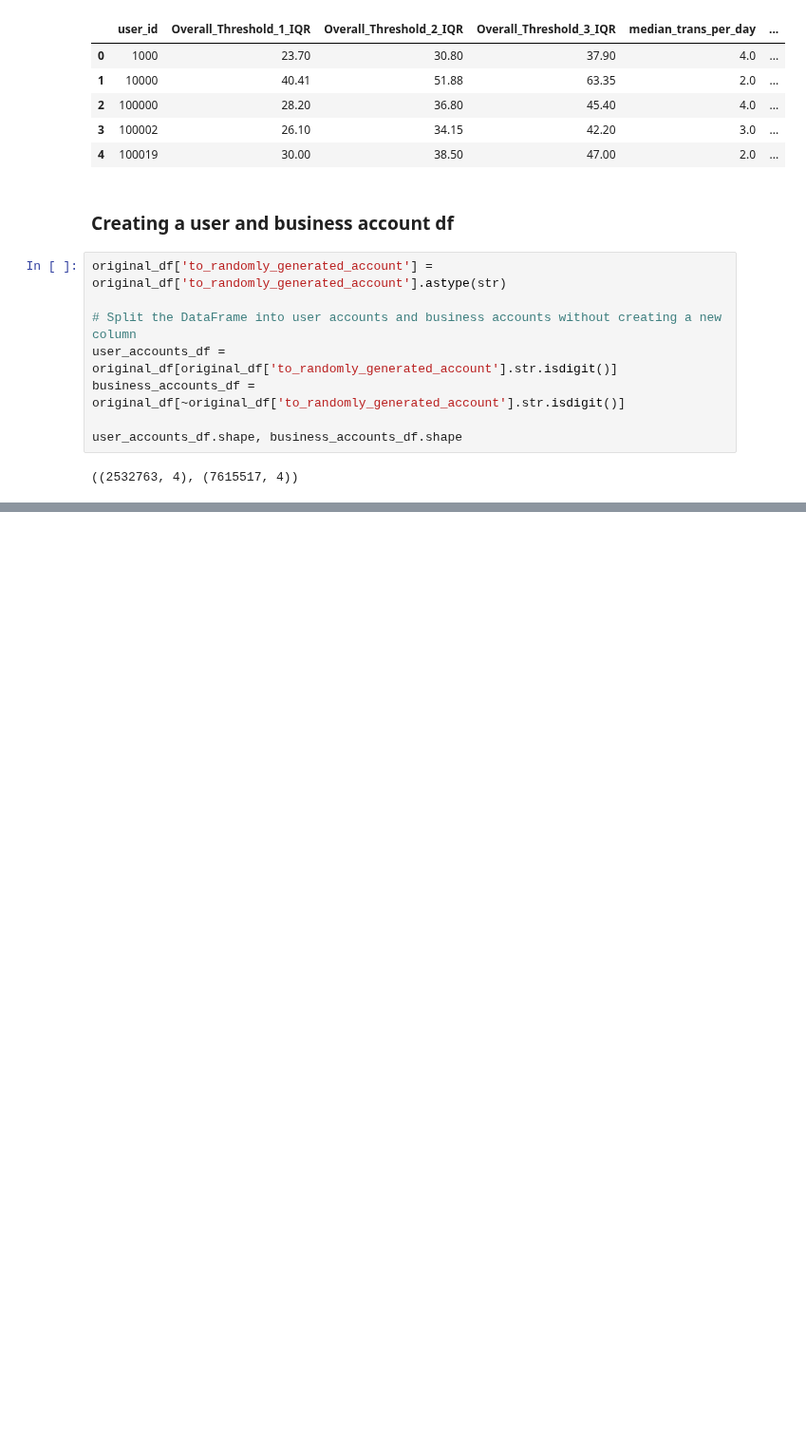
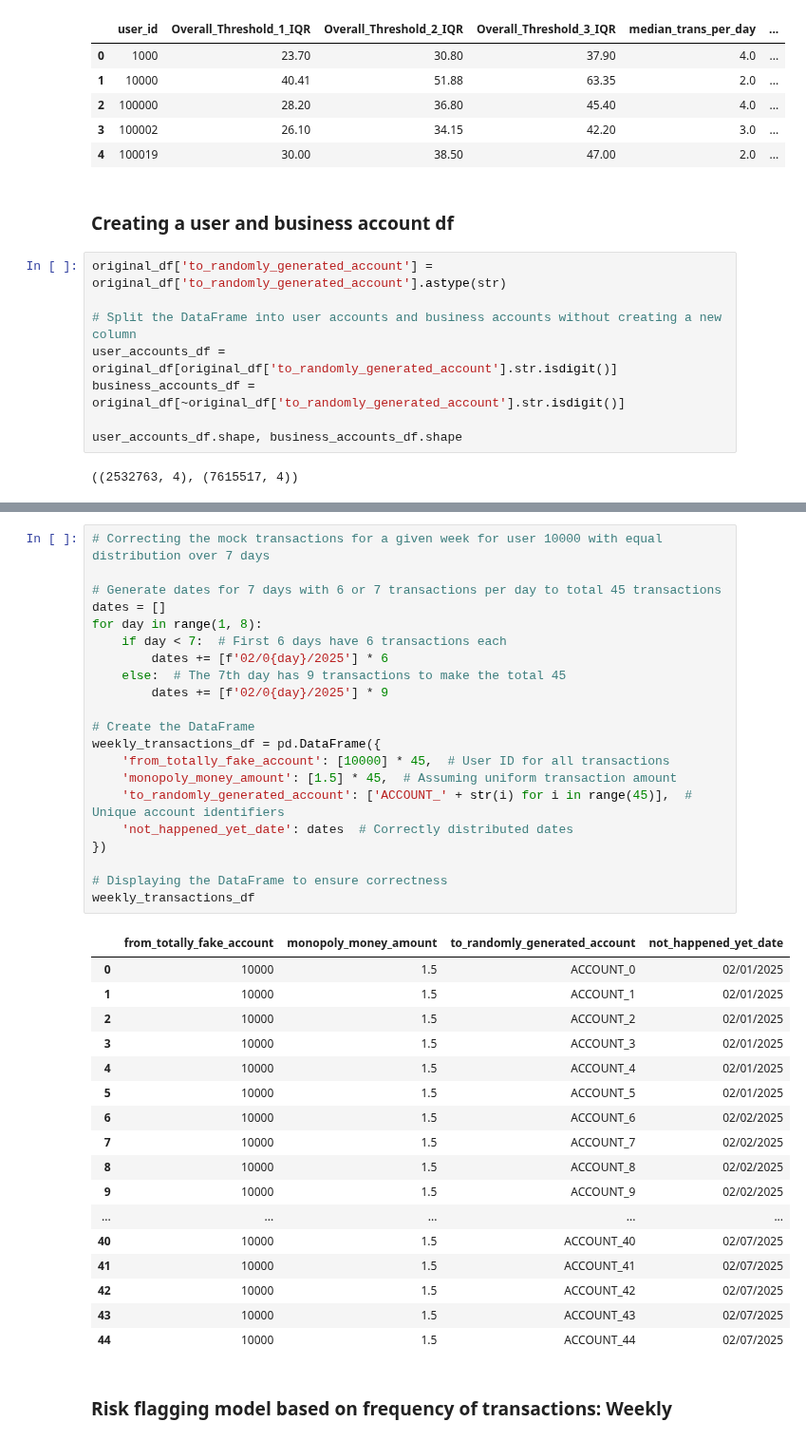
Before and after one commit to UoB-DSMP-2023-24/dsmp-2024-group27, a Jupyter notebook: AnomalyDetection/AnomalyDetectionPerUser.ipynb, the cells around one changed output, grey strips where cells are left out. Shown at 95% size. Drawn from its saved outputs; the diff is of its cells as text; blank space fills up the shorter version.

Commit message:
anomaly detection model edits

```diff
--- a/AnomalyDetection/AnomalyDetectionPerUser.ipynb
+++ b/AnomalyDetection/AnomalyDetectionPerUser.ipynb
@@ -471,0 +606,41 @@ filtered_rows
+# %%
+# Correcting the mock transactions for a given week for user 10000 with equal distribution over 7 days
+
+# Generate dates for 7 days with 6 or 7 transactions per day to total 45 transactions
+dates = []
+for day in range(1, 8):
+    if day < 7:  # First 6 days have 6 transactions each
+        dates += [f'02/0{day}/2025'] * 6
+    else:  # The 7th day has 9 transactions to make the total 45
+        dates += [f'02/0{day}/2025'] * 9
+
+# Create the DataFrame
+weekly_transactions_df = pd.DataFrame({
+    'from_totally_fake_account': [10000] * 45,  # User ID for all transactions
+    'monopoly_money_amount': [1.5] * 45,  # Assuming uniform transaction amount
+    'to_randomly_generated_account': ['ACCOUNT_' + str(i) for i in range(45)],  # Unique account identifiers
+    'not_happened_yet_date': dates  # Correctly distributed dates
+})
+
+# Displaying the DataFrame to ensure correctness
+weekly_transactions_df
+# %% [output]
+|  | from_totally_fake_account | monopoly_money_amount | to_randomly_generated_account | not_happened_yet_date |
+| 0 | 10000 | 1.5 | ACCOUNT_0 | 02/01/2025 |
+| 1 | 10000 | 1.5 | ACCOUNT_1 | 02/01/2025 |
+| 2 | 10000 | 1.5 | ACCOUNT_2 | 02/01/2025 |
+| 3 | 10000 | 1.5 | ACCOUNT_3 | 02/01/2025 |
+| 4 | 10000 | 1.5 | ACCOUNT_4 | 02/01/2025 |
+| 5 | 10000 | 1.5 | ACCOUNT_5 | 02/01/2025 |
+| 6 | 10000 | 1.5 | ACCOUNT_6 | 02/02/2025 |
+| 7 | 10000 | 1.5 | ACCOUNT_7 | 02/02/2025 |
+| 8 | 10000 | 1.5 | ACCOUNT_8 | 02/02/2025 |
+| 9 | 10000 | 1.5 | ACCOUNT_9 | 02/02/2025 |
+| ... | ... | ... | ... | ... |
+| 40 | 10000 | 1.5 | ACCOUNT_40 | 02/07/2025 |
+| 41 | 10000 | 1.5 | ACCOUNT_41 | 02/07/2025 |
+| 42 | 10000 | 1.5 | ACCOUNT_42 | 02/07/2025 |
+| 43 | 10000 | 1.5 | ACCOUNT_43 | 02/07/2025 |
+| 44 | 10000 | 1.5 | ACCOUNT_44 | 02/07/2025 |
+# %% [markdown]
+### Risk flagging model based on frequency of transactions: Weekly
```
Also changed, not shown: parts of 39 cells of this notebook.
